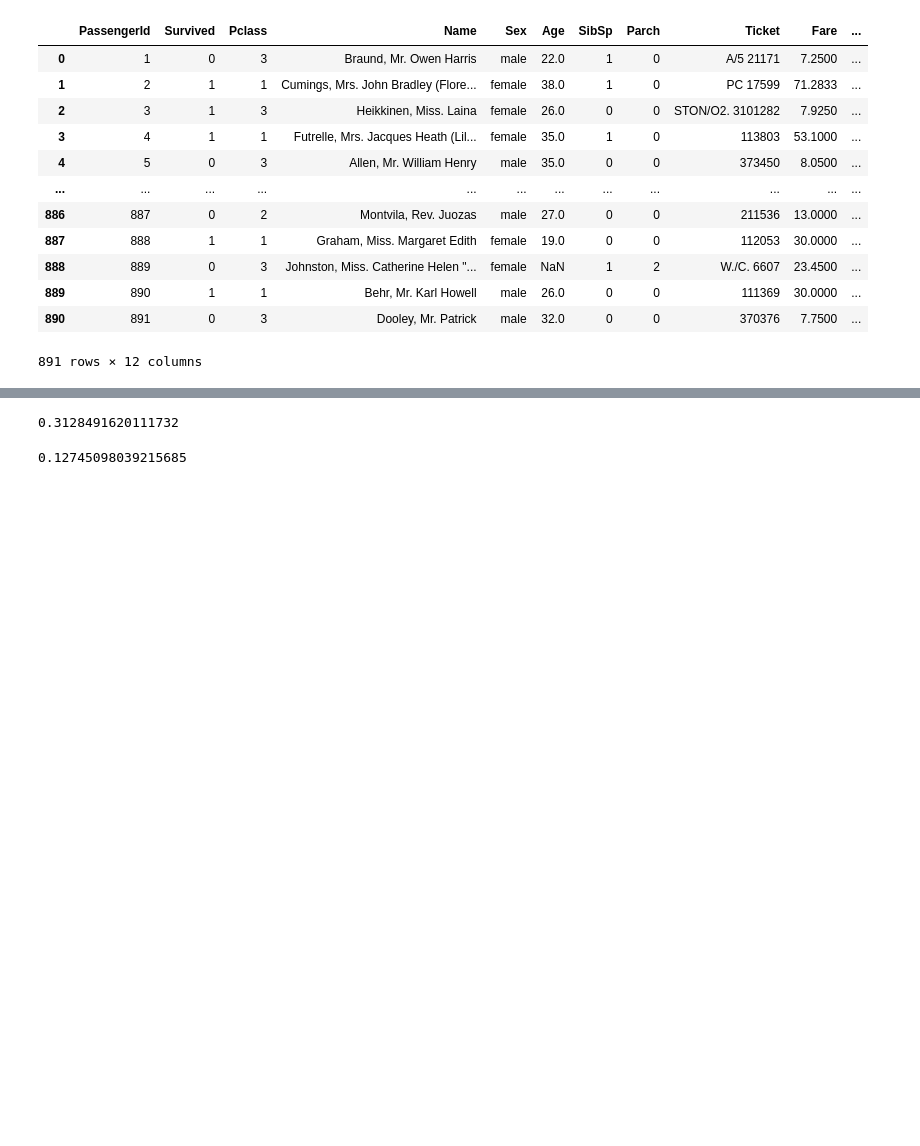
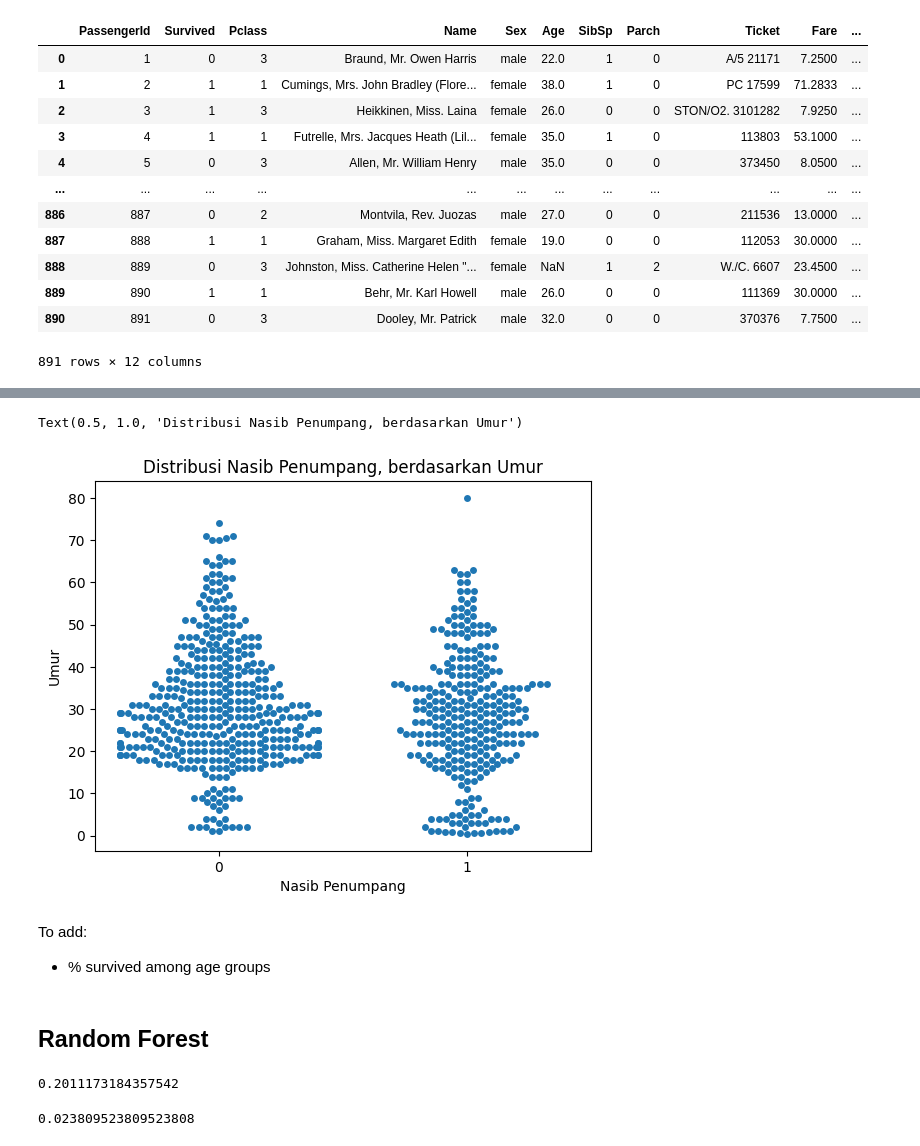
Before and after one commit to thoriqfarras/titanic_survivor_prediction, a Jupyter notebook: ml_titanic.ipynb, the cells around one changed output, grey strips where cells are left out. Drawn from its saved outputs; the diff is of its cells as text; code cells hidden in the pictures; blank space fills up the shorter version.

```diff
--- a/ml_titanic.ipynb
+++ b/ml_titanic.ipynb
@@ -26 +95,14 @@ passengers
+# %%
+sns.swarmplot(x=passengers['Survived'], y=passengers['Age'])
+plt.ylabel('Umur')
+plt.xlabel('Nasib Penumpang')
+plt.title('Distribusi Nasib Penumpang, berdasarkan Umur')
+# %% [output]
+Text(0.5, 1.0, 'Distribusi Nasib Penumpang, berdasarkan Umur')
+[figure, added]
+# %% [markdown]
+To add:
+- % survived among age groups
+# %% [markdown]
+## Random Forest
 # %%
@@ -37,20 +120,20 @@ y = passengers_modified['Survived']
 # data validation
 train_X, val_X, train_y, val_y = train_test_split(X, y, random_state=1)
 
-rf_model = RandomForestRegressor(random_state=1)
+rf_model = RandomForestClassifier(max_leaf_nodes=10, random_state=1)
 rf_model.fit(train_X, train_y)
 rf_val_predictions = np.around(rf_model.predict(val_X), 0)
 rf_val_mae = mean_absolute_error(rf_val_predictions, val_y)
 print(rf_val_mae)
 # %% [output]
-0.3128491620111732
+0.2011173184357542
 # %%
 # train model on full data
-rf_model_full = RandomForestRegressor(random_state=1)
+rf_model_full = RandomForestClassifier(random_state=1)
 rf_model_full.fit(X, y)
 
 test_preds = np.around(rf_model_full.predict(X), 0)
 test_preds_mae = mean_absolute_error(test_preds, y)
 test_preds_mae
 # %% [output]
-0.12745098039215685
+0.023809523809523808
```
Also changed, not shown: parts of 22 cells of this notebook.
